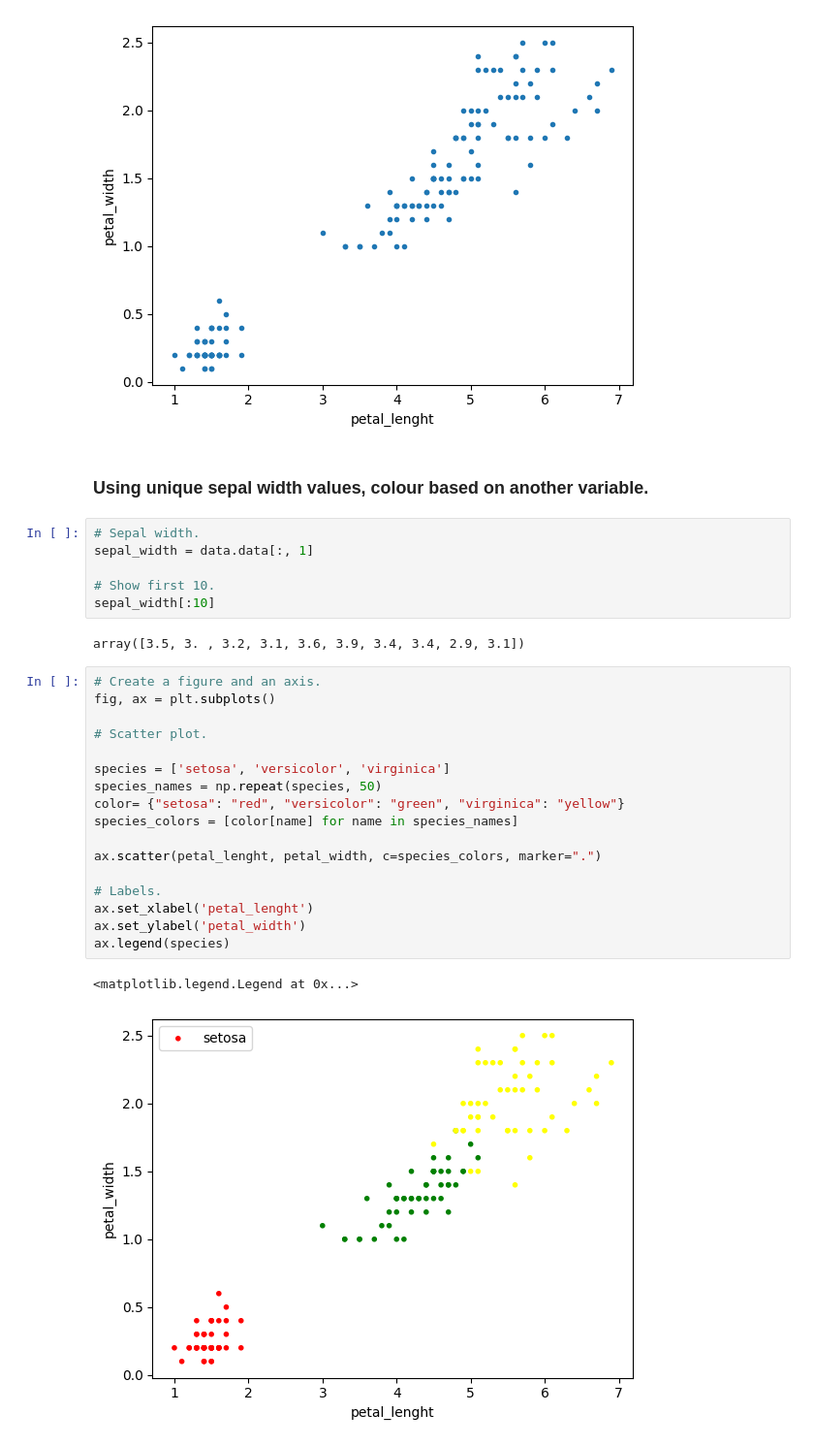
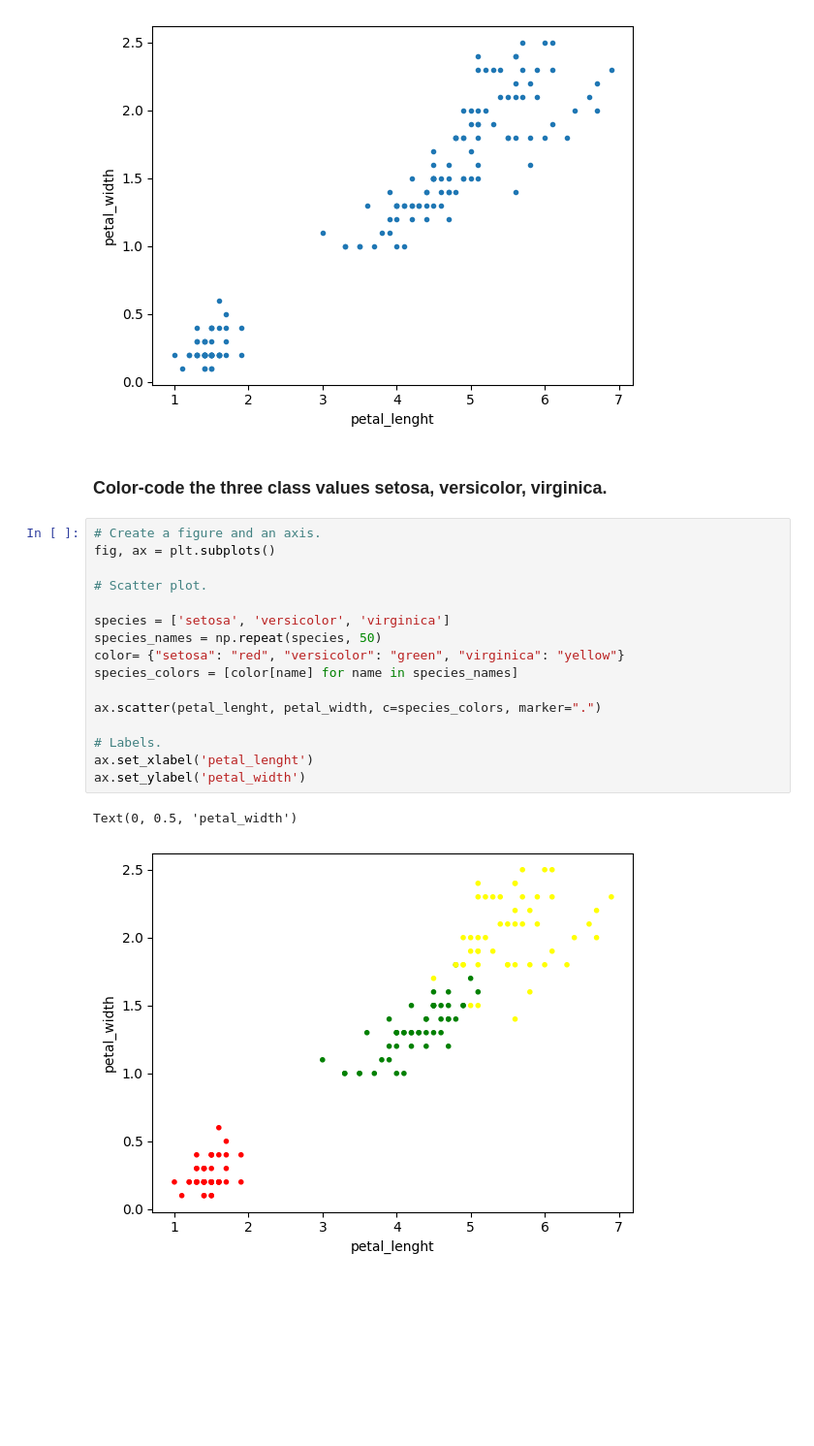
Before and after one commit to justia-pi/principles_of_DA, a Jupyter notebook: tasks.ipynb, the cells around one changed output. Shown at 97% size. Cells and saved outputs as stored; diff of their text form; blank space fills up the shorter version.

```diff
--- a/tasks.ipynb
+++ b/tasks.ipynb
@@ -160,33 +160,24 @@ ax.set_ylabel('petal_width')
 # %% [output]
 Text(0, 0.5, 'petal_width')
 [figure]
-# %% [markdown]
-### Using unique sepal width values, colour based on another variable.
-# %%
-# Sepal width.
-sepal_width = data.data[:, 1]
-
-# Show first 10.
-sepal_width[:10]
-# %% [output]
-array([3.5, 3. , 3.2, 3.1, 3.6, 3.9, 3.4, 3.4, 2.9, 3.1])
+# %% [markdown]
+### Color-code the three class values  setosa, versicolor, virginica.
 # %%
 # Create a figure and an axis.
 fig, ax = plt.subplots()
 
 # Scatter plot.
 
 species = ['setosa', 'versicolor', 'virginica']
 species_names = np.repeat(species, 50)
 color= {"setosa": "red", "versicolor": "green", "virginica": "yellow"}
 species_colors = [color[name] for name in species_names]
 
 ax.scatter(petal_lenght, petal_width, c=species_colors, marker=".")
 
 # Labels.
 ax.set_xlabel('petal_lenght')
 ax.set_ylabel('petal_width')
-ax.legend(species)
 # %% [output]
-<matplotlib.legend.Legend at 0x...>
+Text(0, 0.5, 'petal_width')
-[figure, old version]
+[figure, new version]
```
Also changed, not shown: parts of 10 cells of this notebook.
